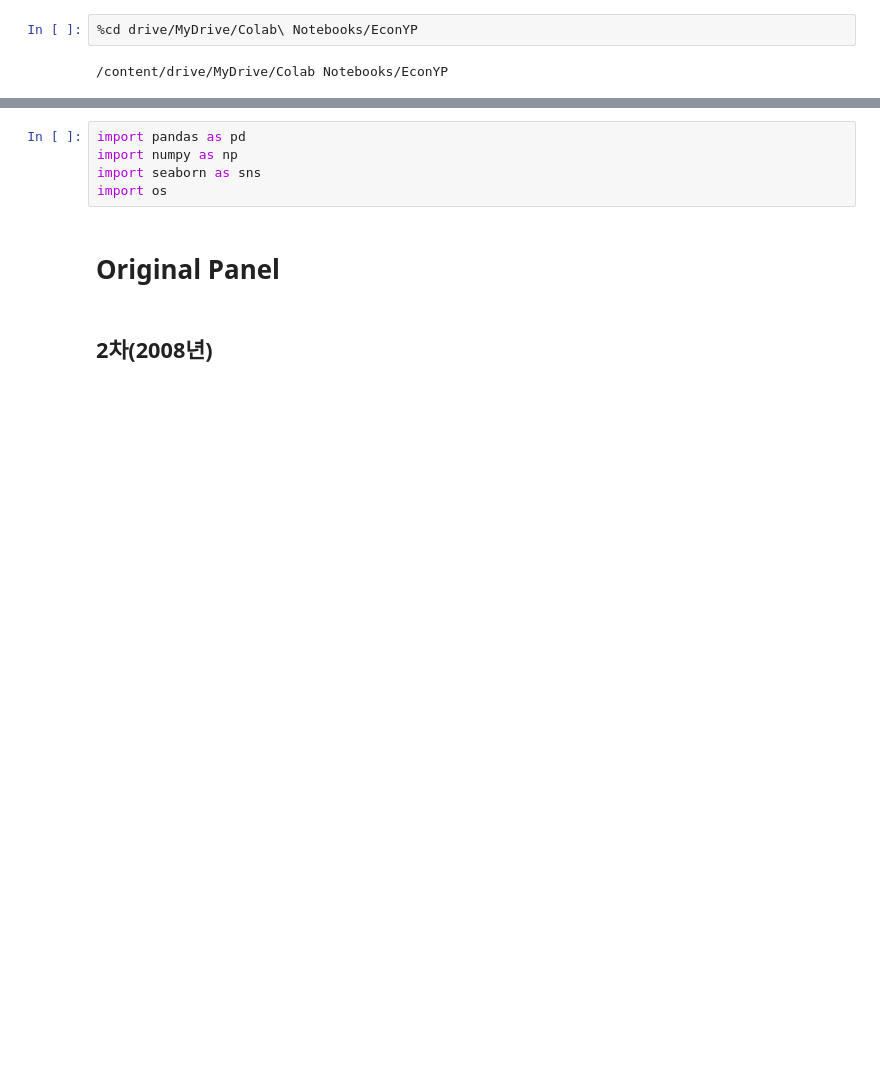
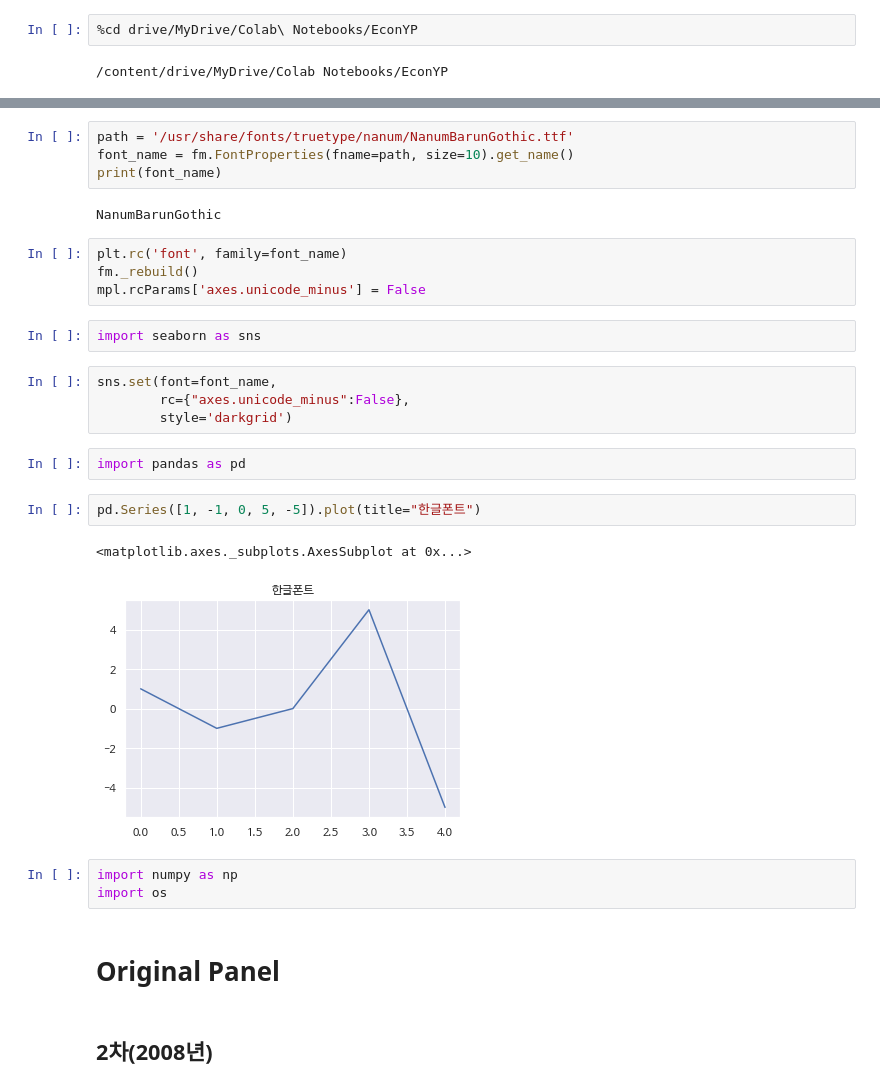
Before and after one commit to bwade9090/econYoung, a Jupyter notebook: Academic EDA and Preprocessing.ipynb, the cells around one changed output, grey strips where cells are left out. Drawn from its saved outputs; the diff is of its cells as text; blank space fills up the shorter version.

```diff
--- a/Academic EDA and Preprocessing.ipynb
+++ b/Academic EDA and Preprocessing.ipynb
@@ -5,7 +17,28 @@
+# %%
+path = '/usr/share/fonts/truetype/nanum/NanumBarunGothic.ttf'
+font_name = fm.FontProperties(fname=path, size=10).get_name()
+print(font_name)
+# %% [output]
+NanumBarunGothic
+# %%
+plt.rc('font', family=font_name)
+fm._rebuild()
+mpl.rcParams['axes.unicode_minus'] = False
+# %%
+import seaborn as sns
+# %%
+sns.set(font=font_name,
+        rc={"axes.unicode_minus":False},
+        style='darkgrid')
+# %%
+import pandas as pd
+# %%
+pd.Series([1, -1, 0, 5, -5]).plot(title="한글폰트")
+# %% [output]
+<matplotlib.axes._subplots.AxesSubplot at 0x...>
+[figure, added]
 # %%
-import pandas as pd
 import numpy as np
-import seaborn as sns
 import os
 # %% [markdown]
 
```
Also changed, not shown: parts of 5 cells of this notebook, 1 other file.
